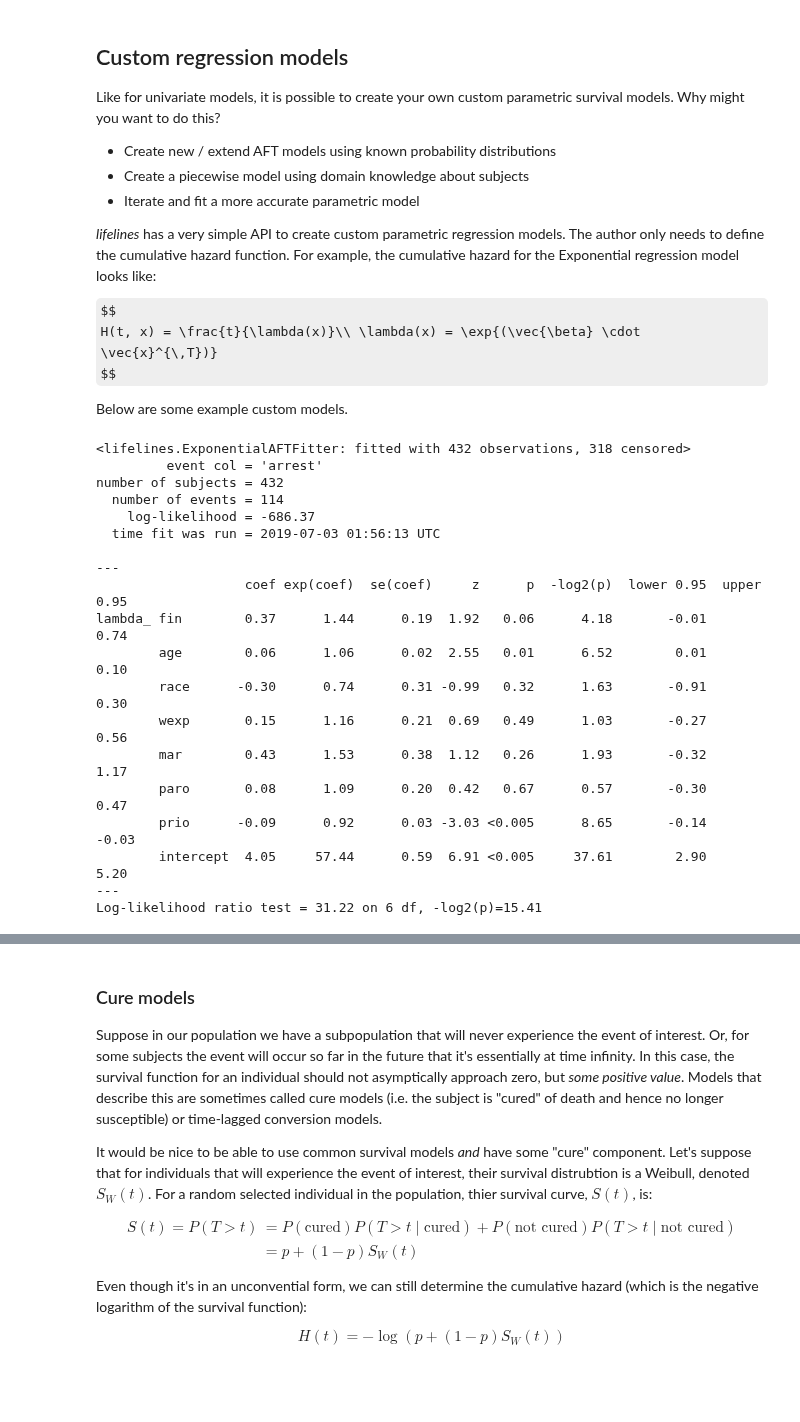
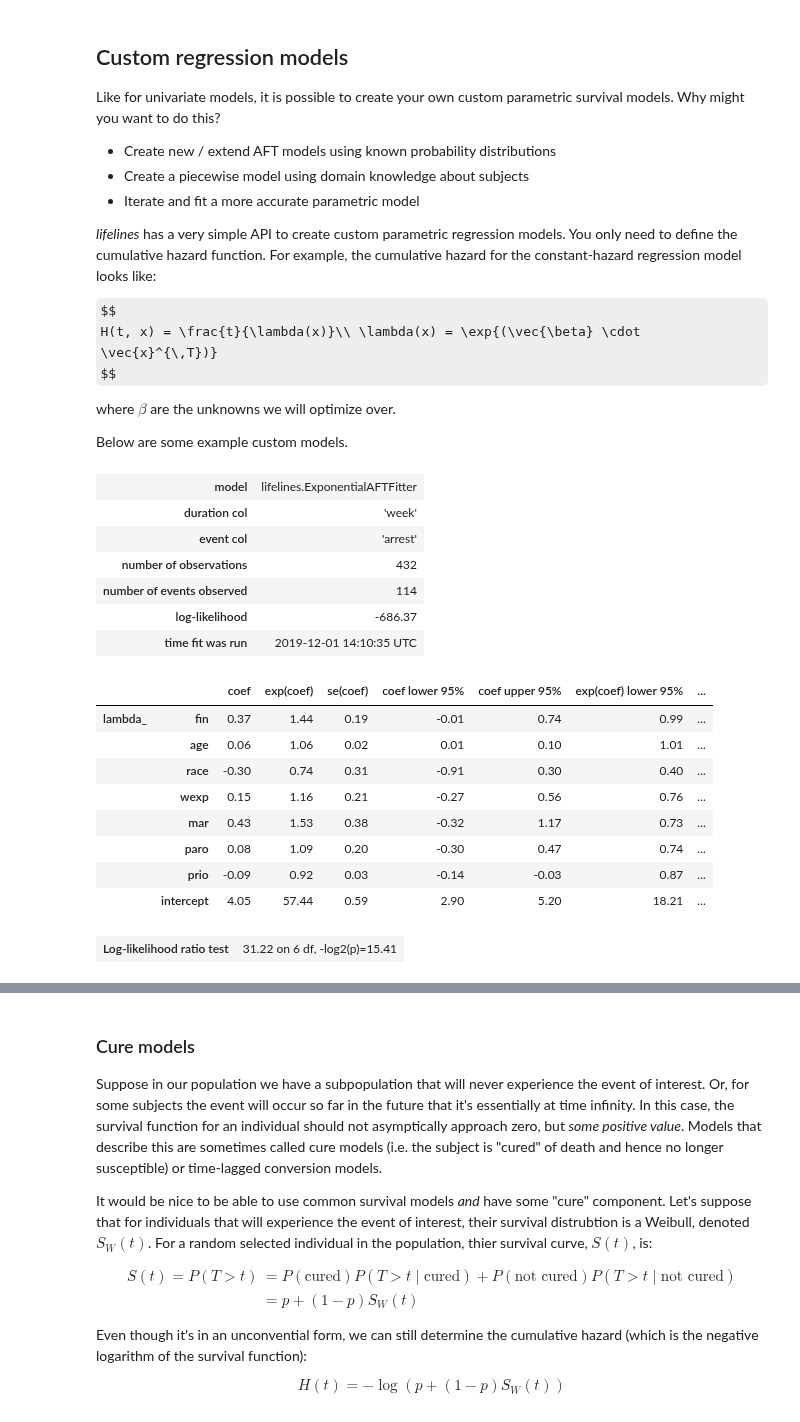
Before and after one commit to CamDavidsonPilon/lifelines, a Jupyter notebook: examples/Custom Regression Models.ipynb, the cells around one changed output, grey strips where cells are left out. Drawn from its saved outputs; the diff is of its cells as text; code cells hidden in the pictures; some formulas as TeX source; blank space fills up the shorter version.

```diff
--- a/examples/Custom Regression Models.ipynb
+++ b/examples/Custom Regression Models.ipynb
@@ -7,60 +7,61 @@ Like for univariate models, it is possible to create your own custom parametric
  - Create a piecewise model using domain knowledge about subjects
  - Iterate and fit a more accurate parametric model
 
-*lifelines* has a very simple API to create custom parametric regression models. The author only needs to define the cumulative hazard function. For example, the cumulative hazard for the Exponential regression model looks like:
+*lifelines* has a very simple API to create custom parametric regression models. You only need to define the cumulative hazard function. For example, the cumulative hazard for the constant-hazard regression model looks like:
 
 $$
 H(t, x) = \frac{t}{\lambda(x)}\\ \lambda(x) = \exp{(\vec{\beta} \cdot \vec{x}^{\,T})}
 $$
 
+where $\beta$ are the unknowns we will optimize over.
 
 
 Below are some example custom models.
 # %%
 from lifelines.fitters import ParametricRegressionFitter
 from autograd import numpy as np
 from lifelines.datasets import load_rossi
 
 
 class ExponentialAFTFitter(ParametricRegressionFitter):
 
-    # this is necessary, and should always be a non-empty list of strings.
+    # this class property is necessary, and should always be a non-empty list of strings.
     _fitted_parameter_names = ['lambda_']
 
-    def _cumulative_hazard(self, params, T, Xs):
+    def _cumulative_hazard(self, params, t, Xs):
         # params is a dictionary that maps unknown parameters to a numpy vector.
         # Xs is a dictionary that maps unknown parameters to a numpy 2d array
-        lambda_ = np.exp(np.dot(Xs['lambda_'], params['lambda_']))
-        return T / lambda_
+        beta = params['lambda_']
+        X = Xs['lambda_']
+        lambda_ = np.exp(np.dot(X, beta))
+        return t / lambda_
 
 
 rossi = load_rossi()
 rossi['intercept'] = 1.0
 
 # the below variables maps dataframe columns to parameters
 regressors = {
     'lambda_': rossi.columns
 }
 
 eaf = ExponentialAFTFitter().fit(rossi, 'week', 'arrest', regressors=regressors)
 eaf.print_summary()
 # %% [output]
-<lifelines.ExponentialAFTFitter: fitted with 432 observations, 318 censored>
-         event col = 'arrest'
-number of subjects = 432
-  number of events = 114
-    log-likelihood = -686.37
-  time fit was run = 2019-07-03 01:56:13 UTC
-
----
-                   coef exp(coef)  se(coef)     z      p  -log2(p)  lower 0.95  upper 0.95
-lambda_ fin        0.37      1.44      0.19  1.92   0.06      4.18       -0.01        0.74
-        age        0.06      1.06      0.02  2.55   0.01      6.52        0.01        0.10
-        race      -0.30      0.74      0.31 -0.99   0.32      1.63       -0.91        0.30
-        wexp       0.15      1.16      0.21  0.69   0.49      1.03       -0.27        0.56
-        mar        0.43      1.53      0.38  1.12   0.26      1.93       -0.32        1.17
-        paro       0.08      1.09      0.20  0.42   0.67      0.57       -0.30        0.47
-        prio      -0.09      0.92      0.03 -3.03 <0.005      8.65       -0.14       -0.03
-        intercept  4.05     57.44      0.59  6.91 <0.005     37.61        2.90        5.20
----
-Log-likelihood ratio test = 31.22 on 6 df, -log2(p)=15.41
+| model | lifelines.ExponentialAFTFitter |
+| duration col | 'week' |
+| event col | 'arrest' |
+| number of observations | 432 |
+| number of events observed | 114 |
+| log-likelihood | -686.37 |
+| time fit was run | 2019-12-01 14:10:35 UTC |
+|  |  | coef | exp(coef) | se(coef) | coef lower 95% | coef upper 95% | exp(coef) lower 95% | ... |
+| lambda_ | fin | 0.37 | 1.44 | 0.19 | -0.01 | 0.74 | 0.99 | ... |
+|  | age | 0.06 | 1.06 | 0.02 | 0.01 | 0.10 | 1.01 | ... |
+|  | race | -0.30 | 0.74 | 0.31 | -0.91 | 0.30 | 0.40 | ... |
+|  | wexp | 0.15 | 1.16 | 0.21 | -0.27 | 0.56 | 0.76 | ... |
+|  | mar | 0.43 | 1.53 | 0.38 | -0.32 | 1.17 | 0.73 | ... |
+|  | paro | 0.08 | 1.09 | 0.20 | -0.30 | 0.47 | 0.74 | ... |
+|  | prio | -0.09 | 0.92 | 0.03 | -0.14 | -0.03 | 0.87 | ... |
+|  | intercept | 4.05 | 57.44 | 0.59 | 2.90 | 5.20 | 18.21 | ... |
+| Log-likelihood ratio test | 31.22 on 6 df, -log2(p)=15.41 |
```
Also changed, not shown: parts of 5 cells of this notebook, 5 other files.
